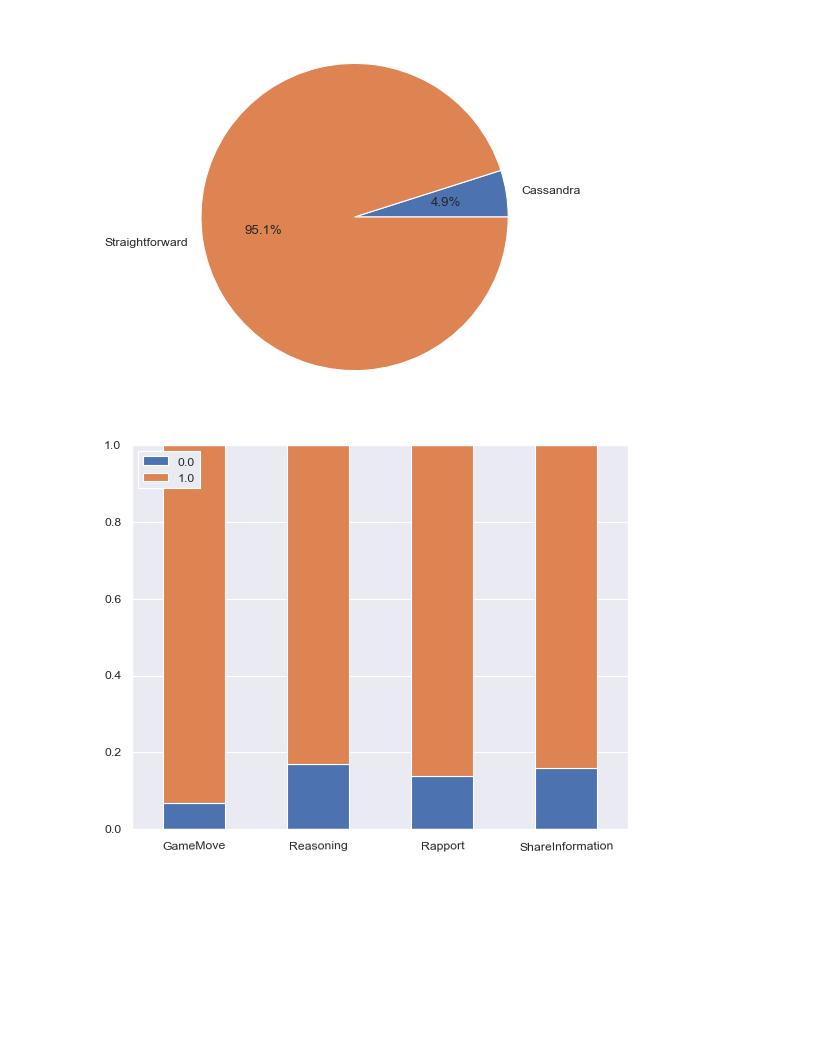
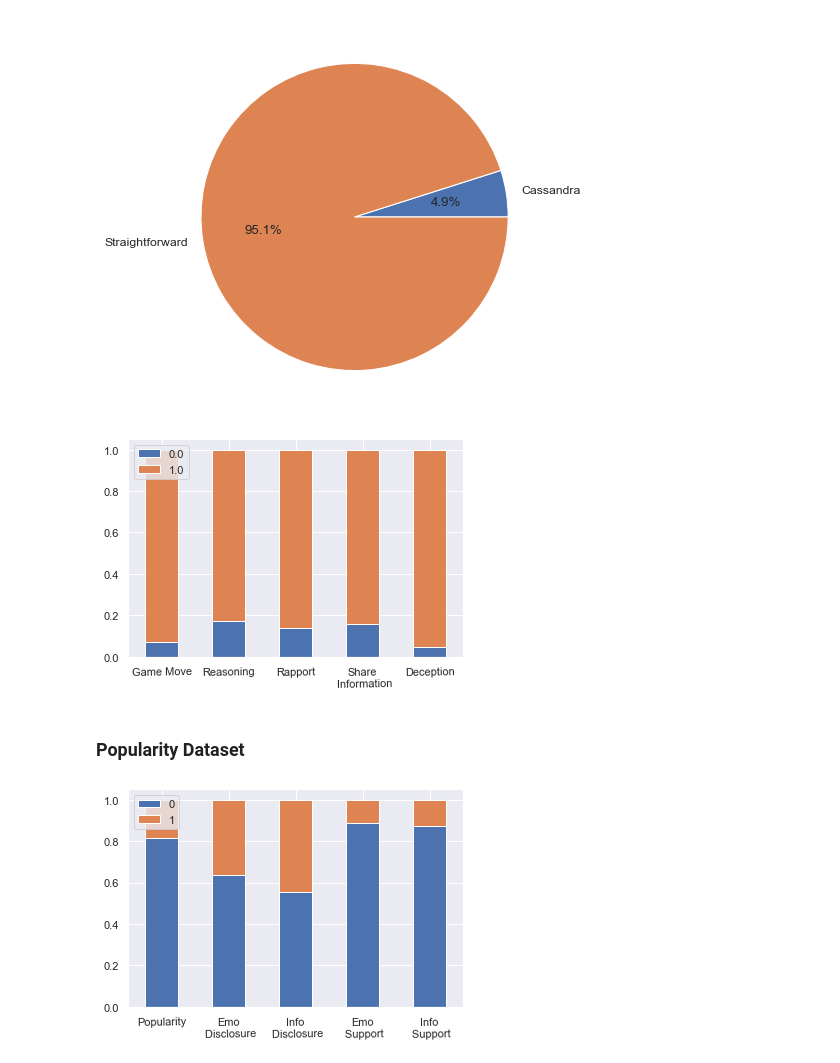
Before and after one commit to quarbby/diplomacy-betrayal, a Jupyter notebook: Analyse_Throughput_WorkTime.ipynb, the cells around one changed output. Cells and saved outputs as stored; diff of their text form; code cells hidden in the pictures; blank space fills up the shorter version.

```diff
--- a/Analyse_Throughput_WorkTime.ipynb
+++ b/Analyse_Throughput_WorkTime.ipynb
@@ -81,10 +83,16 @@ sub_df3 = sub_df3 / sub_df3.sum()
 
 sub_df4 = df.groupby(['Answer.4shareinformation.yes_label']).size()
 sub_df4 = sub_df4 / sub_df4.sum()
+
+df['Input.deception_quadrant'] = df['Input.deception_quadrant'].apply(lambda x : 1 if x == "Straightforward" else 0)
+sub_df5 = df.groupby(['Input.deception_quadrant']).size()
+sub_df5 = sub_df5 / sub_df5.sum()
 # %%
-sub_df = pd.concat([sub_df1,sub_df2,sub_df3,sub_df4], keys=['GameMove', 'Reasoning', 'Rapport', 'ShareInformation']).unstack()
+sub_df = pd.concat([sub_df1,sub_df2,sub_df3,sub_df4, sub_df5], keys=['Game Move', 'Reasoning', 'Rapport', 'Share\n Information', 'Deception']).unstack()
 sub_df.plot(kind='bar', stacked=True, rot=1)
 plt.legend(loc=2)
 plt.show()
 # %% [output]
-[figure, old version]
+[figure, new version]
+# %% [markdown]
+### Popularity Dataset
@@ -90,0 +118,7 @@ plt.show()
+# %%
+sub_df = pd.concat([sub_df1,sub_df2,sub_df3,sub_df4,sub_df5], keys=['Popularity', 'Emo\n Disclosure', 'Info\n Disclosure', 'Emo\n Support', 'Info\n Support']).unstack()
+sub_df.plot(kind='bar', stacked=True, rot=1)
+plt.legend(loc=2)
+plt.show()
+# %% [output]
+[figure, added]
```
Also changed, not shown: parts of 3 cells of this notebook, 22 other files.
